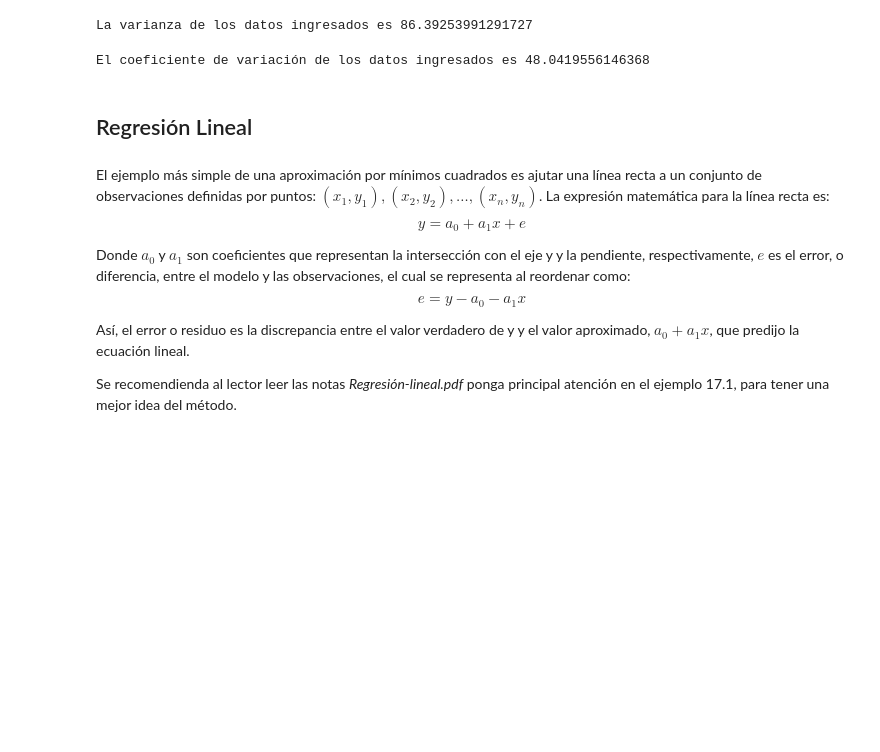
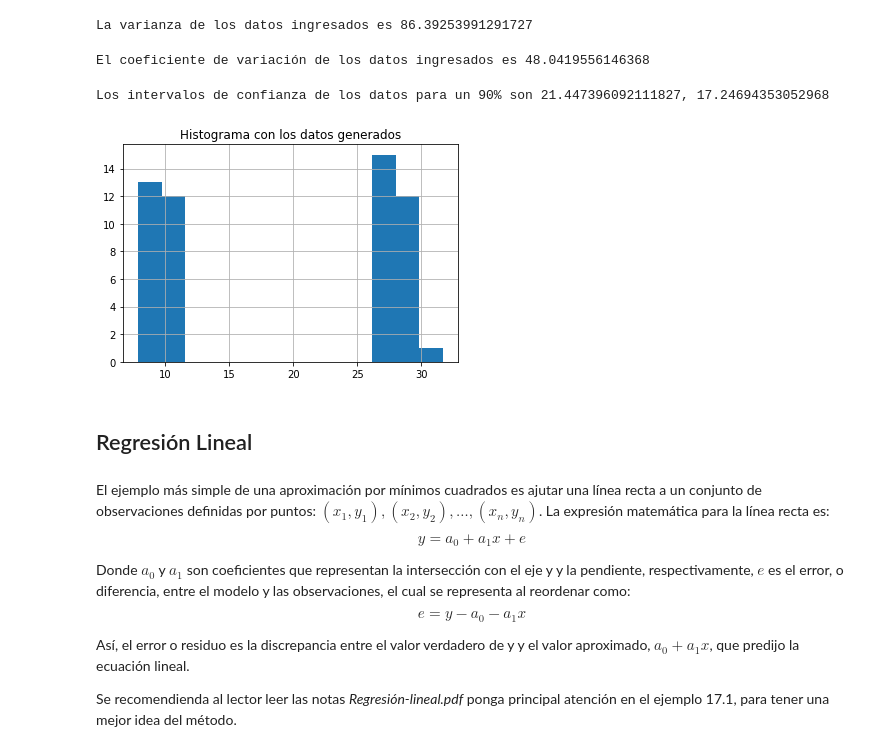
Before and after one commit to roilhi/PyStatistics, a Jupyter notebook: Mimimos_Cuadrados.ipynb, the cells around one changed output. Cells and saved outputs as stored; diff of their text form; code cells hidden in the pictures; blank space fills up the shorter version.

```diff
--- a/Mimimos_Cuadrados.ipynb
+++ b/Mimimos_Cuadrados.ipynb
@@ -156,3 +173,16 @@ El coeficiente de variación de los datos ingresados es 48.0419556146368
+# %%
+xp, xm = confidence_interval(myData)
+print(f'Los intervalos de confianza de los datos para un 90% son {xp}, {xm}')
+# %% [output]
+Los intervalos de confianza de los datos para un 90% son 21.447396092111827, 17.24694353052968
+# %%
+import matplotlib.pyplot as plt
+plt.hist(myData,bins=13)
+plt.grid()
+plt.title('Histograma con los datos generados')
+plt.show()
+# %% [output]
+[figure, added]
 # %% [markdown]
 ## Regresión Lineal
 # %% [markdown]
```
Also changed, not shown: parts of 10 cells of this notebook, 2 other files.
